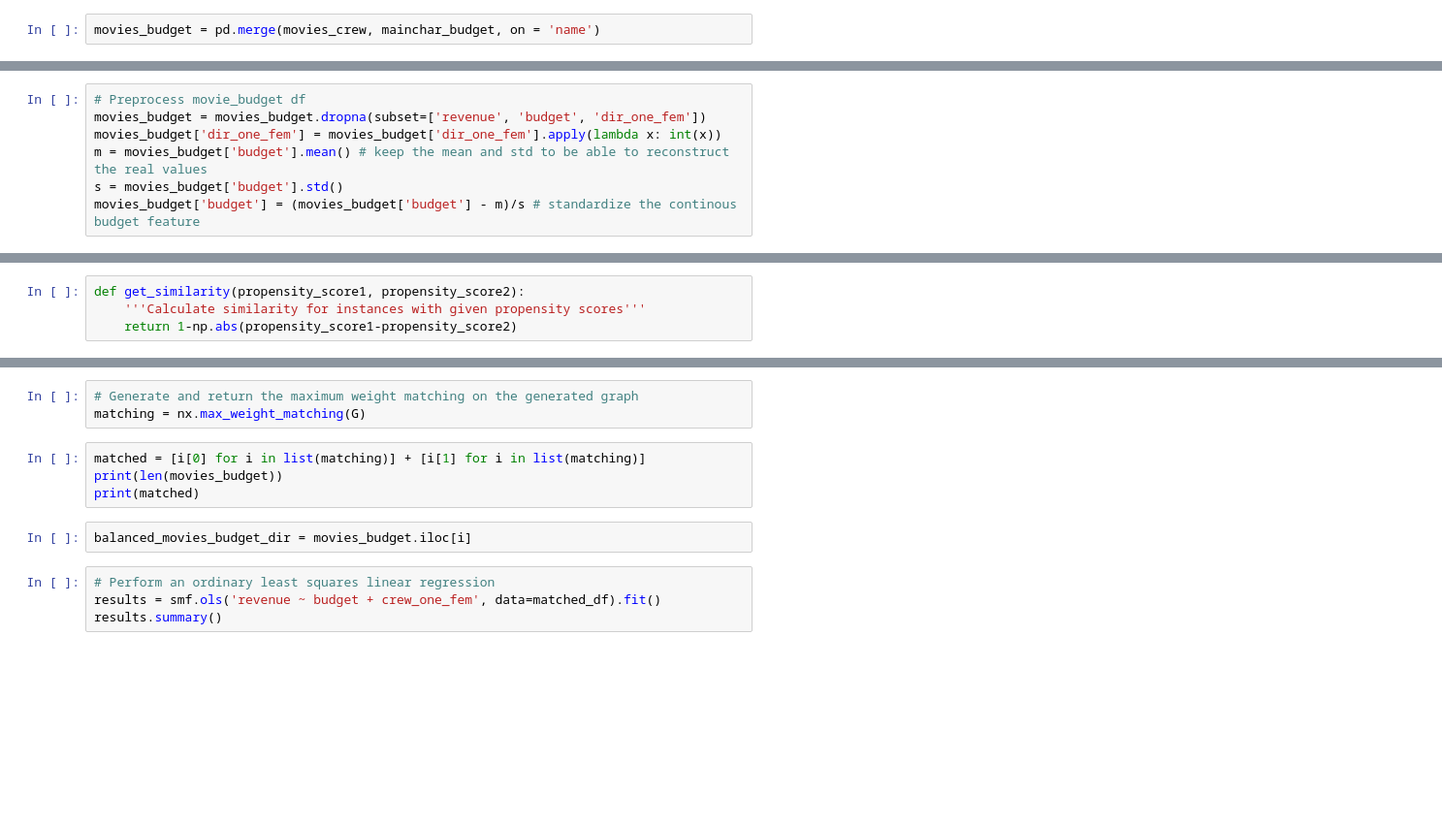
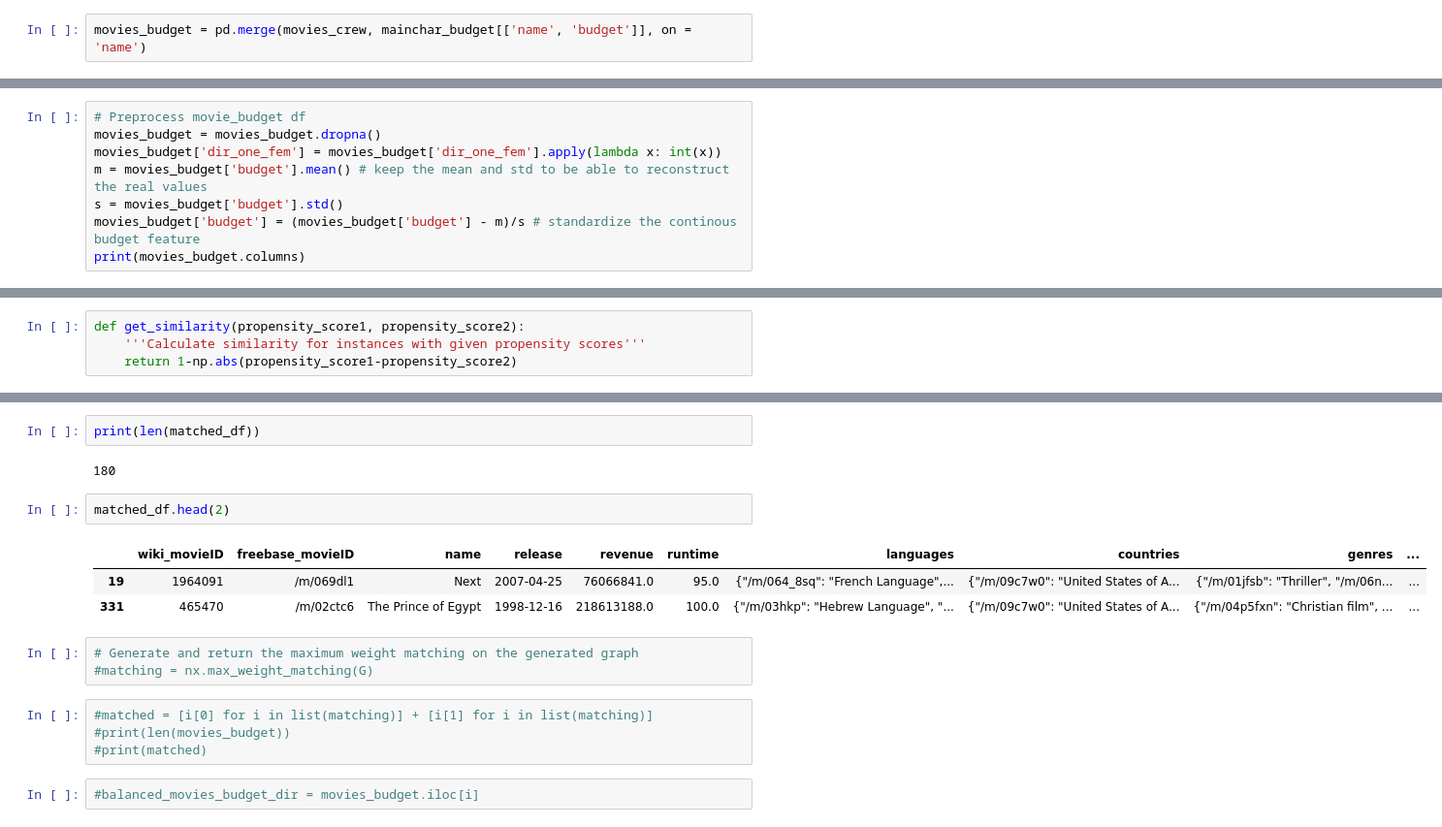
Before and after one commit to epfl-ada/ada-2022-project-xxdatasiencesxx, a Jupyter notebook: Projet.ipynb, the cells around one changed output, grey strips where cells are left out. Shown at 97% size. Drawn from its saved outputs; the diff is of its cells as text; blank space fills up the shorter version.

```diff
--- a/Projet.ipynb
+++ b/Projet.ipynb
@@ -528,7 +503,7 @@ mainchar_budget.head(1)
 |  | name | rating | genre | year | released | score | votes | director | writer | star | country | ... |
 | 0 | The Shining | R | Drama | 1980 | June 13, 1980 (United States) | 8.4 | 927000.0 | Stanley Kubrick | Stephen King | Jack Nicholson | United Kingdom | ... |
 # %%
-movies_budget = pd.merge(movies_crew, mainchar_budget, on = 'name')
+movies_budget = pd.merge(movies_crew, mainchar_budget[['name', 'budget']], on = 'name')
 # %%
 # Info lost
 print(f'Total movies at beginning: {len(movies_crew)}')
@@ -568,7 +534,8 @@ Index(['wiki_movieID', 'freebase_movieID', 'name', 'release', 'revenue',
 # %%
 # Preprocess movie_budget df
-movies_budget = movies_budget.dropna(subset=['revenue', 'budget', 'dir_one_fem'])
+movies_budget = movies_budget.dropna()
 movies_budget['dir_one_fem'] = movies_budget['dir_one_fem'].apply(lambda x: int(x))
 m = movies_budget['budget'].mean() # keep the mean and std to be able to reconstruct the real values
 s = movies_budget['budget'].std()
 movies_budget['budget'] = (movies_budget['budget'] - m)/s # standardize the continous budget feature
+print(movies_budget.columns)
@@ -625,16 +623,22 @@ for m_id, m_row in m.iterrows():
+# %%
+print(len(matched_df))
+# %% [output]
+180
+# %%
+matched_df.head(2)
+# %% [output]
+|  | wiki_movieID | freebase_movieID | name | release | revenue | runtime | languages | countries | genres | ... |
+| 19 | 1964091 | /m/069dl1 | Next | 2007-04-25 | 76066841.0 | 95.0 | {"/m/064_8sq": "French Language",... | {"/m/09c7w0": "United States of A... | {"/m/01jfsb": "Thriller", "/m/06n... | ... |
+| 331 | 465470 | /m/02ctc6 | The Prince of Egypt | 1998-12-16 | 218613188.0 | 100.0 | {"/m/03hkp": "Hebrew Language", "... | {"/m/09c7w0": "United States of A... | {"/m/04p5fxn": "Christian film", ... | ... |
 # %%
 # Generate and return the maximum weight matching on the generated graph
-matching = nx.max_weight_matching(G)
+#matching = nx.max_weight_matching(G)
 # %%
-matched = [i[0] for i in list(matching)] + [i[1] for i in list(matching)]
-print(len(movies_budget))
-print(matched)
+#matched = [i[0] for i in list(matching)] + [i[1] for i in list(matching)]
+#print(len(movies_budget))
+#print(matched)
 # %%
-balanced_movies_budget_dir = movies_budget.iloc[i]
+#balanced_movies_budget_dir = movies_budget.iloc[i]
-# %%
-# Perform an ordinary least squares linear regression
-results = smf.ols('revenue ~ budget + crew_one_fem', data=matched_df).fit()
-results.summary()
 # %%
 # Plot revenue distribution comparison between gender of the director
 # Plot revenue distribution comparison between gender of the crew
```
Also changed, not shown: parts of 25 cells of this notebook.
